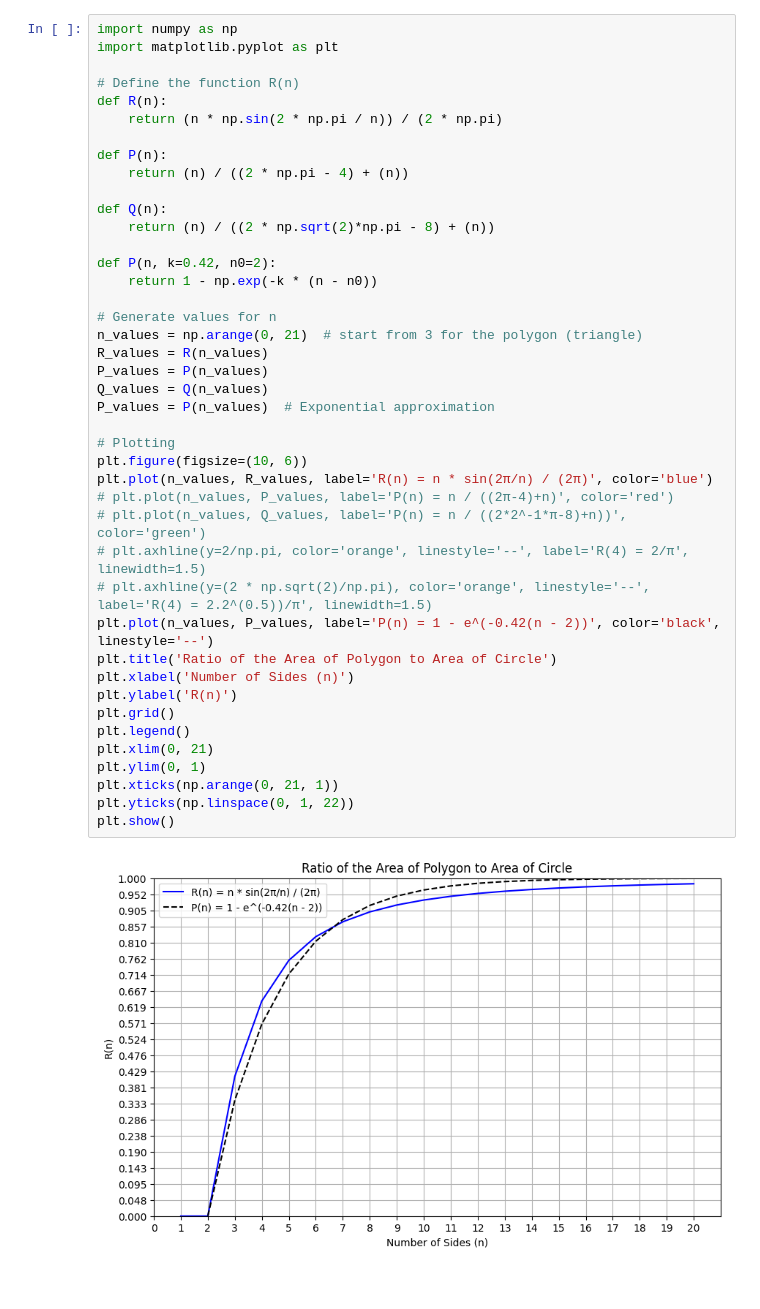
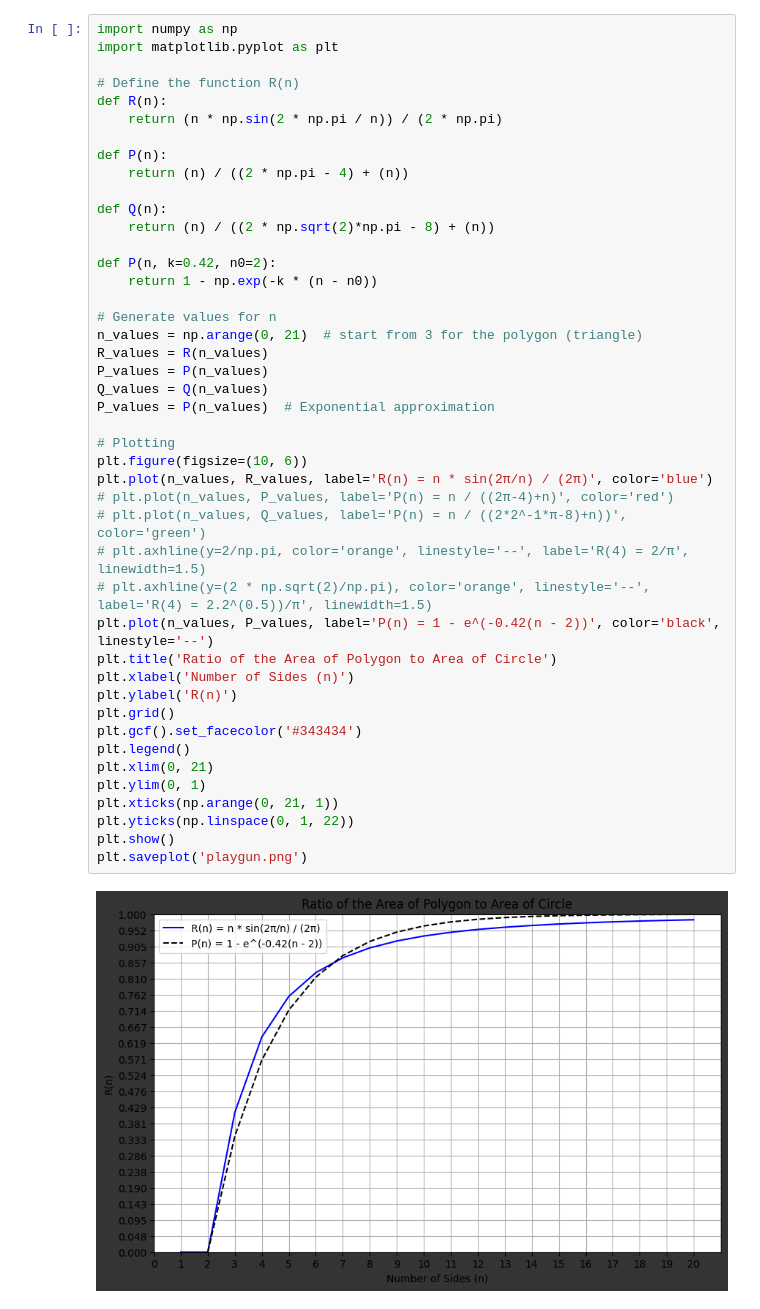
Before and after one commit to hamidreza-mohammadiha/Me, a Jupyter notebook: Plots.ipynb, the cells around one changed output. Cells and saved outputs as stored; diff of their text form.

```diff
--- a/Plots.ipynb
+++ b/Plots.ipynb
@@ -14,31 +14,33 @@ def Q(n):
 
 def P(n, k=0.42, n0=2):
     return 1 - np.exp(-k * (n - n0))
 
 # Generate values for n
 n_values = np.arange(0, 21)  # start from 3 for the polygon (triangle)
 R_values = R(n_values)
 P_values = P(n_values)
 Q_values = Q(n_values)
 P_values = P(n_values)  # Exponential approximation
 
 # Plotting
 plt.figure(figsize=(10, 6))
 plt.plot(n_values, R_values, label='R(n) = n * sin(2π/n) / (2π)', color='blue')
 # plt.plot(n_values, P_values, label='P(n) = n / ((2π-4)+n)', color='red')
 # plt.plot(n_values, Q_values, label='P(n) = n / ((2*2^-1*π-8)+n))', color='green')
 # plt.axhline(y=2/np.pi, color='orange', linestyle='--', label='R(4) = 2/π', linewidth=1.5)
 # plt.axhline(y=(2 * np.sqrt(2)/np.pi), color='orange', linestyle='--', label='R(4) = 2.2^(0.5))/π', linewidth=1.5)
 plt.plot(n_values, P_values, label='P(n) = 1 - e^(-0.42(n - 2))', color='black', linestyle='--')
 plt.title('Ratio of the Area of Polygon to Area of Circle')
 plt.xlabel('Number of Sides (n)')
 plt.ylabel('R(n)')
 plt.grid()
+plt.gcf().set_facecolor('#343434')
 plt.legend()
 plt.xlim(0, 21)
 plt.ylim(0, 1)
 plt.xticks(np.arange(0, 21, 1))
 plt.yticks(np.linspace(0, 1, 22))
 plt.show()
+plt.saveplot('playgun.png')
 # %% [output]
-[figure, old version]
+[figure, new version]
```
Also changed, not shown: parts of 2 cells of this notebook, 4 other files.
